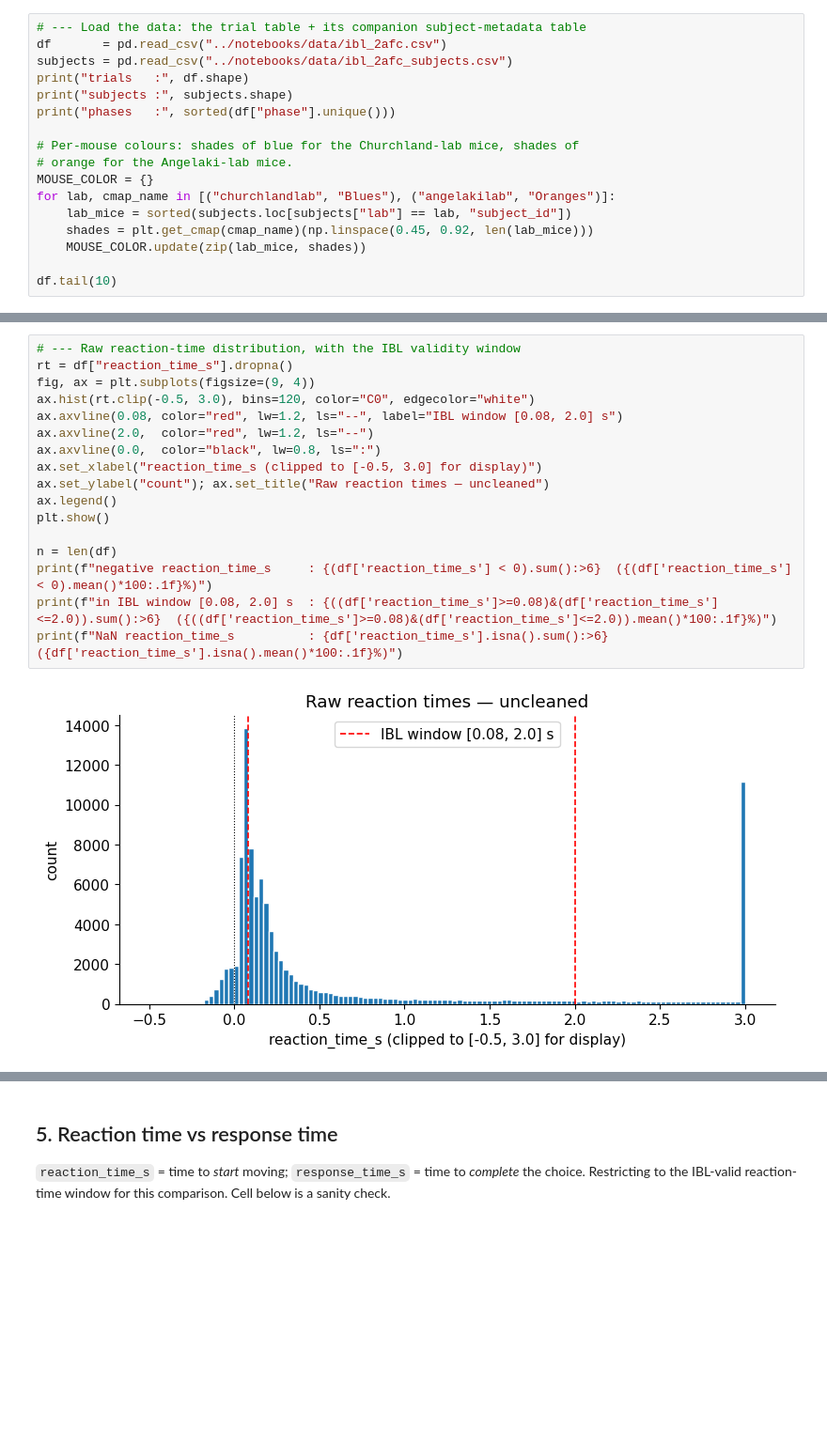
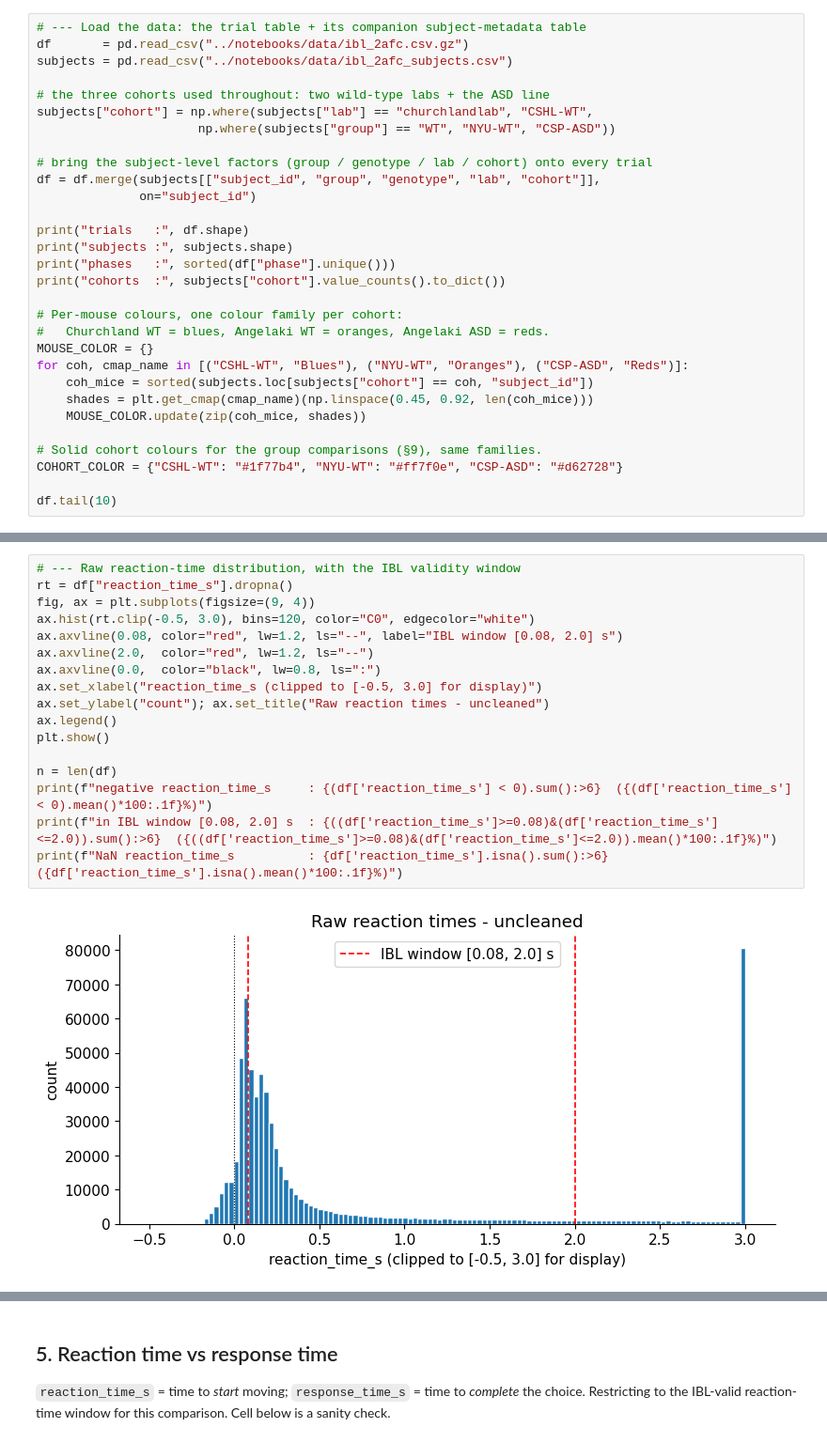
Before and after one commit to gmatteuc/QMN_course_2026, a Jupyter notebook: data_prep/explore_ibl.ipynb, the cells around one changed output, grey strips where cells are left out. Shown at 94% size. Saved outputs shown, nothing was run; the diff lists cells and outputs as text; blank space fills up the shorter version.

```diff
--- a/data_prep/explore_ibl.ipynb
+++ b/data_prep/explore_ibl.ipynb
@@ -43,19 +52,32 @@ SESSION_CMAP = LinearSegmentedColormap.from_list(
     "blue_orange", ["#08519c", "#bdbdbd", "#ff7f0e"])
 # %%
 # --- Load the data: the trial table + its companion subject-metadata table
-df       = pd.read_csv("../notebooks/data/ibl_2afc.csv")
+df       = pd.read_csv("../notebooks/data/ibl_2afc.csv.gz")
 subjects = pd.read_csv("../notebooks/data/ibl_2afc_subjects.csv")
+
+# the three cohorts used throughout: two wild-type labs + the ASD line
+subjects["cohort"] = np.where(subjects["lab"] == "churchlandlab", "CSHL-WT",
+                      np.where(subjects["group"] == "WT", "NYU-WT", "CSP-ASD"))
+
+# bring the subject-level factors (group / genotype / lab / cohort) onto every trial
+df = df.merge(subjects[["subject_id", "group", "genotype", "lab", "cohort"]],
+              on="subject_id")
+
 print("trials   :", df.shape)
 print("subjects :", subjects.shape)
 print("phases   :", sorted(df["phase"].unique()))
+print("cohorts  :", subjects["cohort"].value_counts().to_dict())
 
-# Per-mouse colours: shades of blue for the Churchland-lab mice, shades of
-# orange for the Angelaki-lab mice.
+# Per-mouse colours, one colour family per cohort:
+#   Churchland WT = blues, Angelaki WT = oranges, Angelaki ASD = reds.
 MOUSE_COLOR = {}
-for lab, cmap_name in [("churchlandlab", "Blues"), ("angelakilab", "Oranges")]:
-    lab_mice = sorted(subjects.loc[subjects["lab"] == lab, "subject_id"])
-    shades = plt.get_cmap(cmap_name)(np.linspace(0.45, 0.92, len(lab_mice)))
-    MOUSE_COLOR.update(zip(lab_mice, shades))
+for coh, cmap_name in [("CSHL-WT", "Blues"), ("NYU-WT", "Oranges"), ("CSP-ASD", "Reds")]:
+    coh_mice = sorted(subjects.loc[subjects["cohort"] == coh, "subject_id"])
+    shades = plt.get_cmap(cmap_name)(np.linspace(0.45, 0.92, len(coh_mice)))
+    MOUSE_COLOR.update(zip(coh_mice, shades))
+
+# Solid cohort colours for the group comparisons (§9), same families.
+COHORT_COLOR = {"CSHL-WT": "#1f77b4", "NYU-WT": "#ff7f0e", "CSP-ASD": "#d62728"}
 
 df.tail(10)
 # %% [output]
@@ -207,19 +246,19 @@ too soon after stimulus onset to be genuine responses).
 # %%
 # --- Raw reaction-time distribution, with the IBL validity window
 rt = df["reaction_time_s"].dropna()
 fig, ax = plt.subplots(figsize=(9, 4))
 ax.hist(rt.clip(-0.5, 3.0), bins=120, color="C0", edgecolor="white")
 ax.axvline(0.08, color="red", lw=1.2, ls="--", label="IBL window [0.08, 2.0] s")
 ax.axvline(2.0,  color="red", lw=1.2, ls="--")
 ax.axvline(0.0,  color="black", lw=0.8, ls=":")
 ax.set_xlabel("reaction_time_s (clipped to [-0.5, 3.0] for display)")
-ax.set_ylabel("count"); ax.set_title("Raw reaction times — uncleaned")
+ax.set_ylabel("count"); ax.set_title("Raw reaction times - uncleaned")
 ax.legend()
 plt.show()
 
 n = len(df)
 print(f"negative reaction_time_s     : {(df['reaction_time_s'] < 0).sum():>6}  ({(df['reaction_time_s'] < 0).mean()*100:.1f}%)")
 print(f"in IBL window [0.08, 2.0] s  : {((df['reaction_time_s']>=0.08)&(df['reaction_time_s']<=2.0)).sum():>6}  ({((df['reaction_time_s']>=0.08)&(df['reaction_time_s']<=2.0)).mean()*100:.1f}%)")
 print(f"NaN reaction_time_s          : {df['reaction_time_s'].isna().sum():>6}  ({df['reaction_time_s'].isna().mean()*100:.1f}%)")
 # %% [output]
-[figure, old version]
+[figure, new version]
```
Also changed, not shown: parts of 26 cells of this notebook, 5 other files.
